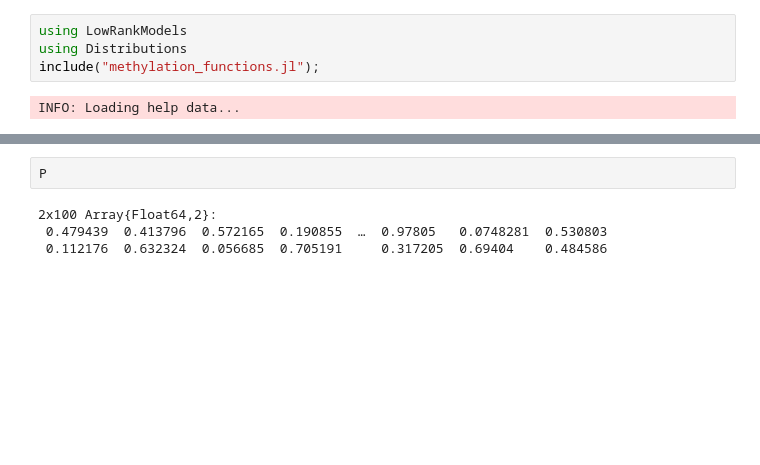
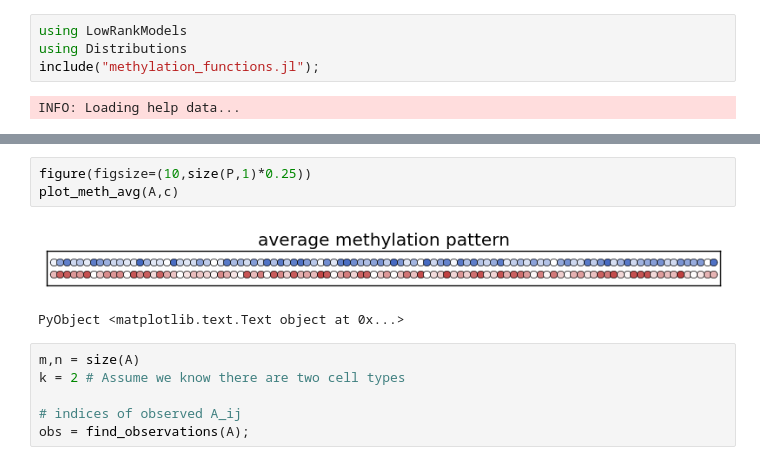
Before and after one commit to emukamel/notebooks, a Jupyter notebook: DNAmeth/matrix_completion.ipynb, the cells around one changed output, grey strips where cells are left out. Saved outputs shown, nothing was run; the diff lists cells and outputs as text; blank space fills up the shorter version.

```diff
--- a/DNAmeth/matrix_completion.ipynb
+++ b/DNAmeth/matrix_completion.ipynb
@@ -129,6 +80,12 @@ PyObject <matplotlib.image.AxesImage object at 0x...>
-# %%
-P
-# %% [output]
-2x100 Array{Float64,2}:
- 0.479439  0.413796  0.572165  0.190855  …  0.97805   0.0748281  0.530803
- 0.112176  0.632324  0.056685  0.705191     0.317205  0.69404    0.484586
+# %%
+figure(figsize=(10,size(P,1)*0.25))
+plot_meth_avg(A,c)
+# %% [output]
+[figure, added]
+PyObject <matplotlib.text.Text object at 0x...>
+# %%
+m,n = size(A)
+k = 2 # Assume we know there are two cell types
+
+# indices of observed A_ij
+obs = find_observations(A);
```
Also changed, not shown: parts of 16 cells of this notebook, 7 other files.
